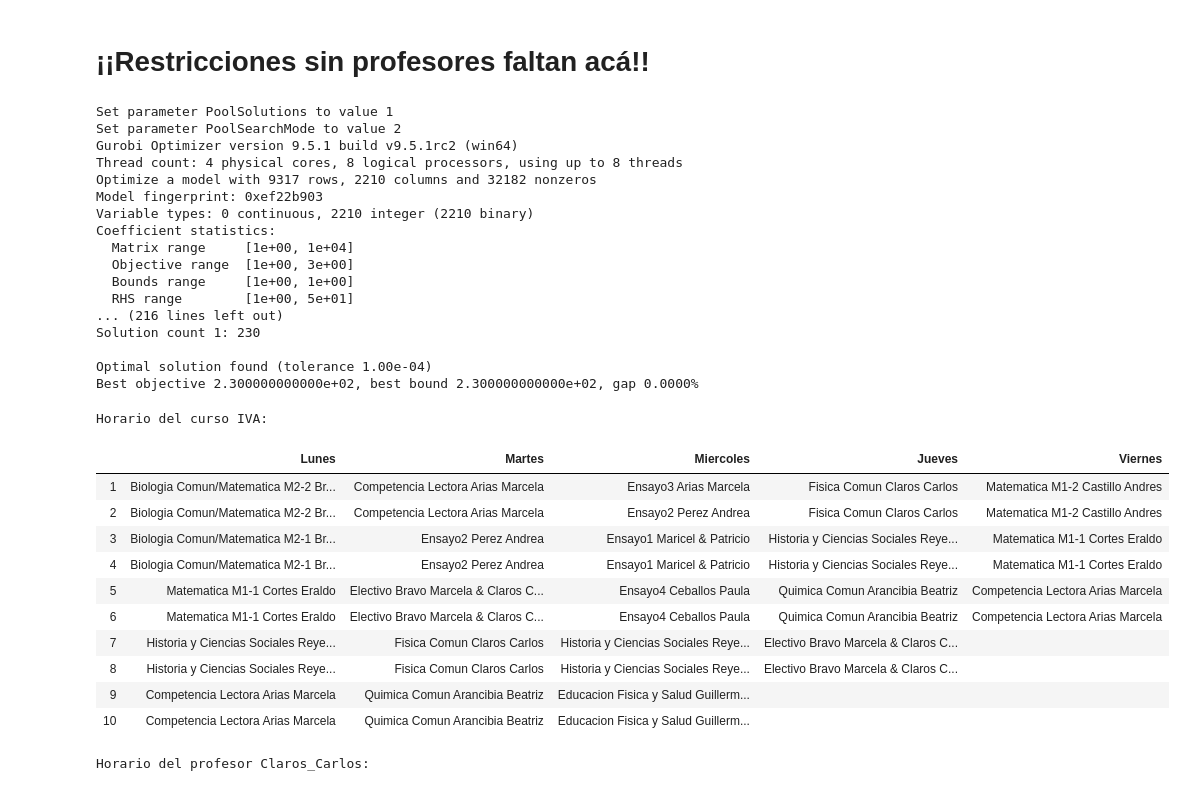
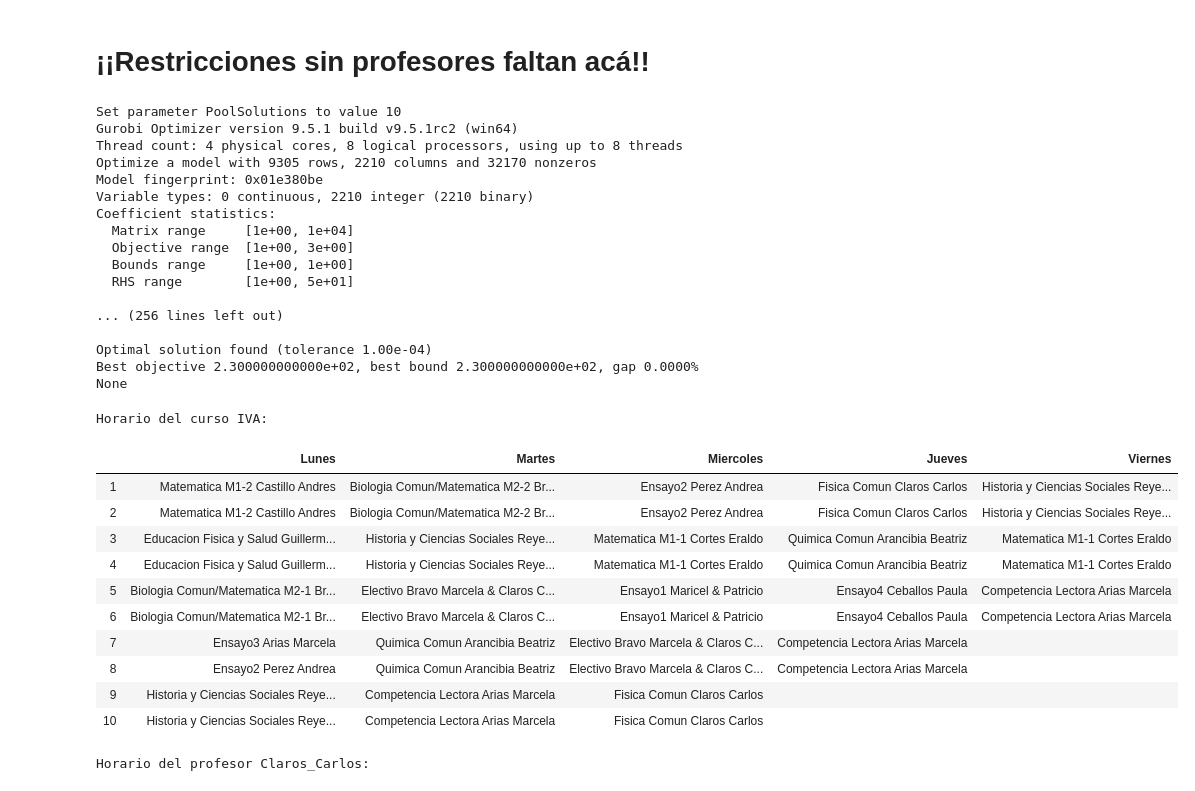
Before and after one commit to acarril/timetable_generator, a Jupyter notebook: Trash/cambiando_modelo copy.ipynb, the cells around one changed output. Drawn from its saved outputs; the diff is of its cells as text; code cells hidden in the pictures.

```diff
--- a/Reducido/cambiando_modelo.ipynb
+++ b/Trash/cambiando_modelo copy.ipynb
@@ -99,7 +93,7 @@ dict_keys(['Competencia_Lectora', 'Electivo', 'Matematica_M1-1', 'Historia_y_Cie
 # %%
 model = gp.Model("Generación de horarios de colegio")
 # model.setParam('OutputFlag', 1)
-f = open('data.json',encoding='utf8')
+f = open('data copy.json',encoding='utf8')
 
 M = 10000
 data = json.load(f)
@@ -116,7 +110,7 @@ asignaciones_fijadas = data['asignaciones_fijadas']
 asignaciones_vetadas = data['asignaciones_vetadas']
 
 asignaciones_normales = formar_asignaciones(profesores_por_curso)
-no_asignaciones = []
+no_asignaciones = asignaciones_no_hechas(profesores_a_definir_por_curso)
 # no_asignaciones = asignaciones_no_hechas(profesores_por_curso)
 total_asignaciones = asignaciones_normales + no_asignaciones
 asignaciones_con_restriccion_de_modulos_diarios = formar_asignaciones_con_restriccion_modulos_diarios(
@@ -137,4 +128,4 @@ Academic license - for non-commercial use only - expires 2023-06-17
 # %%
-model.addConstrs((sum(x[c,ps[0],r,d,j] for ps,r in profesores_por_curso[c]) + sum(x[c,p,r,d,j] for ps,r in profesores_a_definir_por_curso[c] for p in ps) <= 1 for c in horarios for d in horarios[c] for j in horarios[c][d]),name="R1");
+model.addConstrs((sum(x[c,ps[0],r,d,j] for qs,r in profesores_por_curso[c] for ps in qs) + sum(x[c,p,r,d,j] for ps,r in profesores_a_definir_por_curso[c] for p in ps) <= 1 for c in horarios for d in horarios[c] for j in horarios[c][d]),name="R1");
 # %%
-model.addConstrs((sum(x[c,p,r,d,j] for ps,r in profesores_por_curso[c] for p in ps) + sum(x[c,p,r,d,j] for ps,r in profesores_a_definir_por_curso[c] for p in ps) >= 1 for c in horarios for d in horarios[c] for j in horarios[c][d]),name="R2");
+model.addConstrs((sum(x[c,p,r,d,j] for qs,r in profesores_por_curso[c] for ps in qs for p in ps) + sum(x[c,p,r,d,j] for ps,r in profesores_a_definir_por_curso[c] for p in ps) >= 1 for c in horarios for d in horarios[c] for j in horarios[c][d]),name="R2");
@@ -141,8 +136,9 @@ model.addConstrs((sum(x[c,p,r,d,j] for ps,r in profesores_por_curso[c] for p in
 # %%
 for c in profesores_por_curso:
-    for ps,r in profesores_por_curso[c]:
-        if len(ps) > 1:
-            model.addConstrs((x[c,p1,r,d,j] - x[c,p2,r,d,j] == 0 for p1,p2 in [(ps[a],ps[b]) for a in range(len(ps)) for b in range(len(ps)) if a < b] for d in dias for j in modulos), name=f"R3[{c},{r}]");
+    for qs,r in profesores_por_curso[c]:
+        for ps in qs:
+            if len(ps) > 1:
+                model.addConstrs((x[c,p1,r,d,j] - x[c,p2,r,d,j] == 0 for p1,p2 in [(ps[a],ps[b]) for a in range(len(ps)) for b in range(len(ps)) if a < b] for d in dias for j in modulos), name=f"R3[{c},{r}]");
 # %% [markdown]
 # ¡¡Restricciones sin profesores faltan acá!!
 # %%
@@ -216,7 +212,7 @@ for c,p,r,d,j in asignaciones_vetadas:
 obj = sum(x[c,p,r,d,j] + x[c2,p2,r2,d,z] for c,p,r in asignaciones_normales for c2,p2,r2 in asignaciones_normales if p == p2 and c == c2 for d in dias for j,z in modulos_consecutivos)
 model.setObjective(obj, GRB.MINIMIZE)
 
-model.setParam("PoolSolutions", 1)
+model.setParam("PoolSolutions", 10)
 model.setParam('PoolSearchMode', 2)
 model.setParam('OutputFlag', 1)
 model.update()
@@ -253,23 +249,23 @@ for i in range(model.SolCount):
 # model.optimize()
 # model.write('out.sol')
 # %% [output]
-Set parameter PoolSolutions to value 1
-Set parameter PoolSearchMode to value 2
+Set parameter PoolSolutions to value 10
 Gurobi Optimizer version 9.5.1 build v9.5.1rc2 (win64)
 Thread count: 4 physical cores, 8 logical processors, using up to 8 threads
-Optimize a model with 9317 rows, 2210 columns and 32182 nonzeros
-Model fingerprint: 0xef22b903
+Optimize a model with 9305 rows, 2210 columns and 32170 nonzeros
+Model fingerprint: 0x01e380be
 Variable types: 0 continuous, 2210 integer (2210 binary)
 Coefficient statistics:
   Matrix range     [1e+00, 1e+04]
   Objective range  [1e+00, 3e+00]
   Bounds range     [1e+00, 1e+00]
   RHS range        [1e+00, 5e+01]
-... (216 lines left out)
-Solution count 1: 230
+
+... (256 lines left out)
 
 Optimal solution found (tolerance 1.00e-04)
 Best objective 2.300000000000e+02, best bound 2.300000000000e+02, gap 0.0000%
+None
 # %%
 def leer_output(numero_sol):
     lista_final = []
@@ -363,44 +359,44 @@ def generar_horario(curso, numero_sol):
                 lista_dia.append(ultimo_dia)
                 elem[2] = elem[2].replace('_', ' ')
                 elem[1] = elem[1].replace('_', ' ')
                 lista_dia.append(f'{elem[2]} \n {elem[1]}')
             else:
                 elem[2] = elem[2].replace('_', ' ')
                 elem[1] = elem[1].replace('_', ' ')
                 lista_dia.append(f'{elem[2]} \n {elem[1]}')
 
     lista_auxiliar.append(lista_dia)
     lista_auxiliar = lista_auxiliar[1:]
     len_maxima = 0
     for dia in lista_auxiliar:
         if len(dia) > len_maxima:
             len_maxima = len(dia)
 
     horario.add_column('', [i+1 for i in range(len_maxima - 1)])
 
     for i in range(len(lista_auxiliar)):
         for j in range(len_maxima - len(lista_auxiliar[i])):
             lista_auxiliar[i].append('')
         horario.add_column(lista_auxiliar[i][0], lista_auxiliar[i][1:], align='c')
     horario.format = True
     print(f'Horario del curso {curso}: ')
     return horario
 
 curso = 'IVA'
-generar_horario(curso,numero_sol=1)
+generar_horario(curso,numero_sol=2)
 # %% [output]
 Horario del curso IVA:
 |  | Lunes | Martes | Miercoles | Jueves | Viernes |
-| 1 | Biologia Comun/Matematica M2-2 Br... | Competencia Lectora Arias Marcela | Ensayo3 Arias Marcela | Fisica Comun Claros Carlos | Matematica M1-2 Castillo Andres |
-| 2 | Biologia Comun/Matematica M2-2 Br... | Competencia Lectora Arias Marcela | Ensayo2 Perez Andrea | Fisica Comun Claros Carlos | Matematica M1-2 Castillo Andres |
-| 3 | Biologia Comun/Matematica M2-1 Br... | Ensayo2 Perez Andrea | Ensayo1 Maricel & Patricio | Historia y Ciencias Sociales Reye... | Matematica M1-1 Cortes Eraldo |
-| 4 | Biologia Comun/Matematica M2-1 Br... | Ensayo2 Perez Andrea | Ensayo1 Maricel & Patricio | Historia y Ciencias Sociales Reye... | Matematica M1-1 Cortes Eraldo |
-| 5 | Matematica M1-1 Cortes Eraldo | Electivo Bravo Marcela & Claros C... | Ensayo4 Ceballos Paula | Quimica Comun Arancibia Beatriz | Competencia Lectora Arias Marcela |
-| 6 | Matematica M1-1 Cortes Eraldo | Electivo Bravo Marcela & Claros C... | Ensayo4 Ceballos Paula | Quimica Comun Arancibia Beatriz | Competencia Lectora Arias Marcela |
-| 7 | Historia y Ciencias Sociales Reye... | Fisica Comun Claros Carlos | Historia y Ciencias Sociales Reye... | Electivo Bravo Marcela & Claros C... |  |
-| 8 | Historia y Ciencias Sociales Reye... | Fisica Comun Claros Carlos | Historia y Ciencias Sociales Reye... | Electivo Bravo Marcela & Claros C... |  |
-| 9 | Competencia Lectora Arias Marcela | Quimica Comun Arancibia Beatriz | Educacion Fisica y Salud Guillerm... |  |  |
-| 10 | Competencia Lectora Arias Marcela | Quimica Comun Arancibia Beatriz | Educacion Fisica y Salud Guillerm... |  |  |
+| 1 | Matematica M1-2 Castillo Andres | Biologia Comun/Matematica M2-2 Br... | Ensayo2 Perez Andrea | Fisica Comun Claros Carlos | Historia y Ciencias Sociales Reye... |
+| 2 | Matematica M1-2 Castillo Andres | Biologia Comun/Matematica M2-2 Br... | Ensayo2 Perez Andrea | Fisica Comun Claros Carlos | Historia y Ciencias Sociales Reye... |
+| 3 | Educacion Fisica y Salud Guillerm... | Historia y Ciencias Sociales Reye... | Matematica M1-1 Cortes Eraldo | Quimica Comun Arancibia Beatriz | Matematica M1-1 Cortes Eraldo |
+| 4 | Educacion Fisica y Salud Guillerm... | Historia y Ciencias Sociales Reye... | Matematica M1-1 Cortes Eraldo | Quimica Comun Arancibia Beatriz | Matematica M1-1 Cortes Eraldo |
+| 5 | Biologia Comun/Matematica M2-1 Br... | Electivo Bravo Marcela & Claros C... | Ensayo1 Maricel & Patricio | Ensayo4 Ceballos Paula | Competencia Lectora Arias Marcela |
+| 6 | Biologia Comun/Matematica M2-1 Br... | Electivo Bravo Marcela & Claros C... | Ensayo1 Maricel & Patricio | Ensayo4 Ceballos Paula | Competencia Lectora Arias Marcela |
+| 7 | Ensayo3 Arias Marcela | Quimica Comun Arancibia Beatriz | Electivo Bravo Marcela & Claros C... | Competencia Lectora Arias Marcela |  |
+| 8 | Ensayo2 Perez Andrea | Quimica Comun Arancibia Beatriz | Electivo Bravo Marcela & Claros C... | Competencia Lectora Arias Marcela |  |
+| 9 | Historia y Ciencias Sociales Reye... | Competencia Lectora Arias Marcela | Fisica Comun Claros Carlos |  |  |
+| 10 | Historia y Ciencias Sociales Reye... | Competencia Lectora Arias Marcela | Fisica Comun Claros Carlos |  |  |
 # %%
 def generar_horario_profesor(nombre_profesor,numero_sol):
     clases_profesor = []
```
Also changed, not shown: parts of 4 cells of this notebook, 32 other files.
